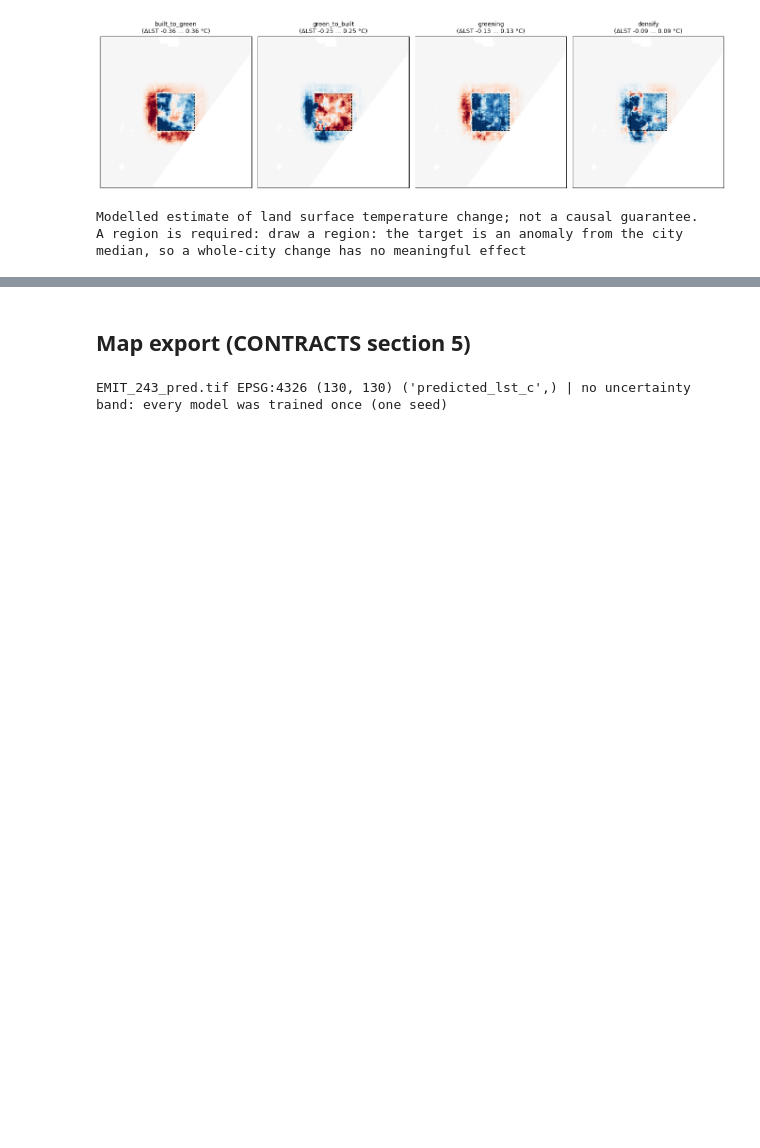
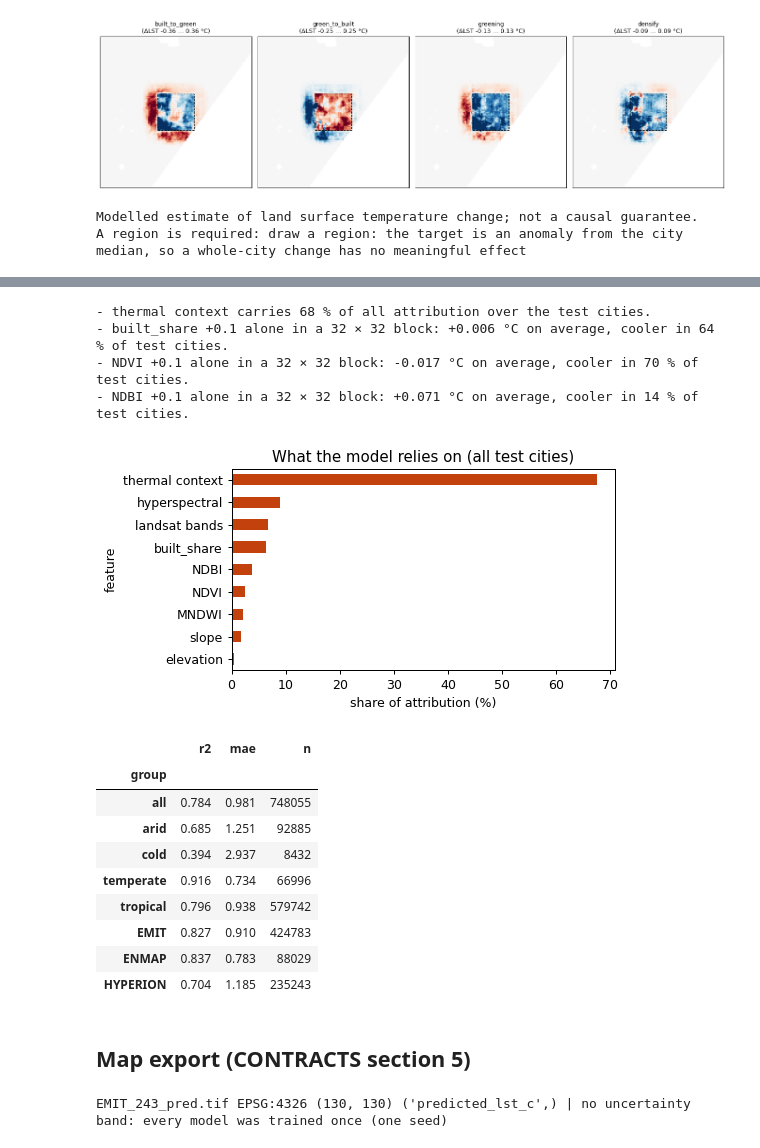
Before and after one commit to sebin-droid/Hyperspectral-and-Thermal, a Jupyter notebook: notebooks/member4/03_dashboard.ipynb, the cells around one changed output, grey strips where cells are left out. Cells and saved outputs as stored; diff of their text form; code cells hidden in the pictures; blank space fills up the shorter version.

```diff
--- a/notebooks/member4/03_dashboard.ipynb
+++ b/notebooks/member4/03_dashboard.ipynb
@@ -102,3 +110,26 @@ A region is required: draw a region: the target is an anomaly from the city medi
+# %%
+ins = api.get("/api/insights").json()
+print("\n".join("- " + f for f in ins["findings"]))
+imp = pd.DataFrame(ins["importance"]["all"]).set_index("feature").sort_values("share_pct")
+imp["share_pct"].plot.barh(figsize=(6, 3.2), color="#c2410c")
+plt.xlabel("share of attribution (%)"); plt.title("What the model relies on (all test cities)"); plt.tight_layout(); plt.show()
+display(pd.DataFrame(ins["accuracy"]).set_index("group").round(3))
+# %% [output]
+- thermal context carries 68 % of all attribution over the test cities.
+- built_share +0.1 alone in a 32 × 32 block: +0.006 °C on average, cooler in 64 % of test cities.
+- NDVI +0.1 alone in a 32 × 32 block: -0.017 °C on average, cooler in 70 % of test cities.
+- NDBI +0.1 alone in a 32 × 32 block: +0.071 °C on average, cooler in 14 % of test cities.
+[figure, added]
+|  | r2 | mae | n |
+| group |  |  |  |
+| all | 0.784 | 0.981 | 748055 |
+| arid | 0.685 | 1.251 | 92885 |
+| cold | 0.394 | 2.937 | 8432 |
+| temperate | 0.916 | 0.734 | 66996 |
+| tropical | 0.796 | 0.938 | 579742 |
+| EMIT | 0.827 | 0.910 | 424783 |
+| ENMAP | 0.837 | 0.783 | 88029 |
+| HYPERION | 0.704 | 1.185 | 235243 |
 # %% [markdown]
 ## Map export (CONTRACTS section 5)
 # %%
```
Also changed, not shown: parts of 3 cells of this notebook, 7 other files.
